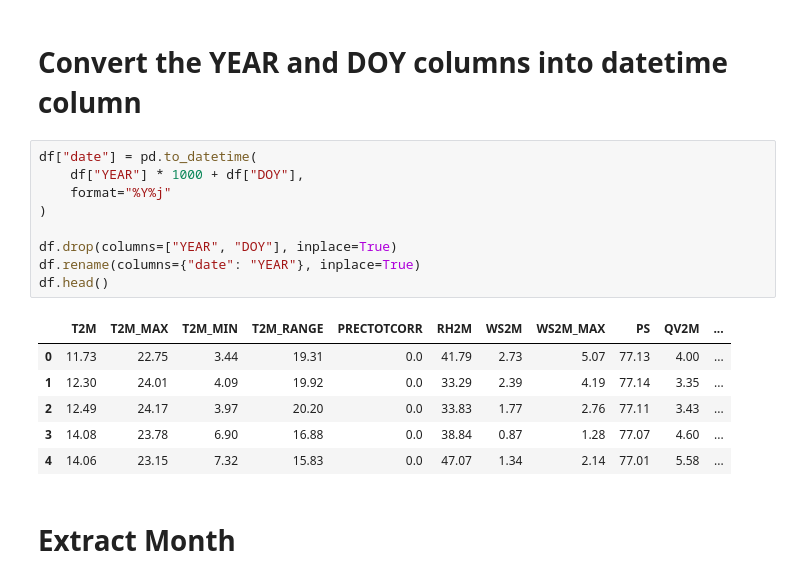
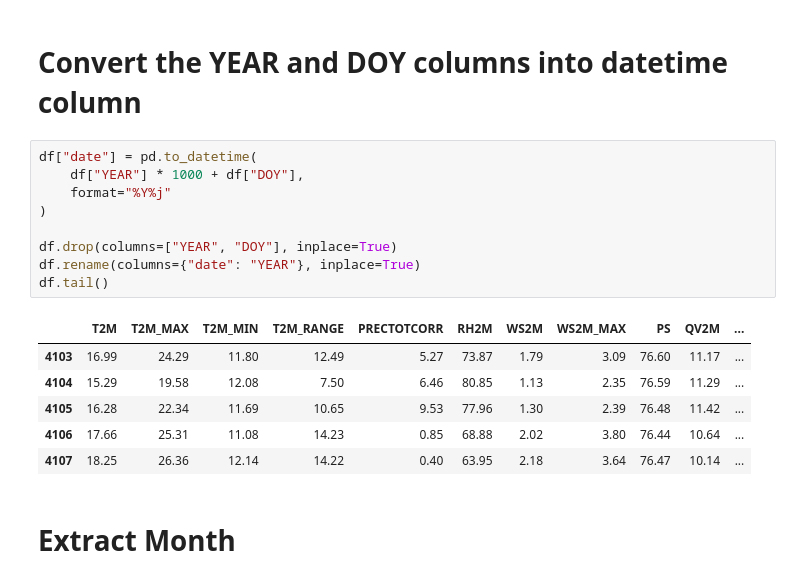
Before and after one commit to bemnetne/climate-challenge-week0, a Jupyter notebook: notebooks/ethiopia_eda.ipynb, the cells around one changed output. Cells and saved outputs as stored; diff of their text form.

```diff
--- a/notebooks/ethiopia_eda.ipynb
+++ b/notebooks/ethiopia_eda.ipynb
@@ -35,19 +35,19 @@ df.head()
 # %%
 df["date"] = pd.to_datetime(
     df["YEAR"] * 1000 + df["DOY"],
     format="%Y%j"
 )
 
 df.drop(columns=["YEAR", "DOY"], inplace=True)
 df.rename(columns={"date": "YEAR"}, inplace=True)
-df.head()
+df.tail()
 # %% [output]
 |  | T2M | T2M_MAX | T2M_MIN | T2M_RANGE | PRECTOTCORR | RH2M | WS2M | WS2M_MAX | PS | QV2M | ... |
-| 0 | 11.73 | 22.75 | 3.44 | 19.31 | 0.0 | 41.79 | 2.73 | 5.07 | 77.13 | 4.00 | ... |
-| 1 | 12.30 | 24.01 | 4.09 | 19.92 | 0.0 | 33.29 | 2.39 | 4.19 | 77.14 | 3.35 | ... |
-| 2 | 12.49 | 24.17 | 3.97 | 20.20 | 0.0 | 33.83 | 1.77 | 2.76 | 77.11 | 3.43 | ... |
-| 3 | 14.08 | 23.78 | 6.90 | 16.88 | 0.0 | 38.84 | 0.87 | 1.28 | 77.07 | 4.60 | ... |
-| 4 | 14.06 | 23.15 | 7.32 | 15.83 | 0.0 | 47.07 | 1.34 | 2.14 | 77.01 | 5.58 | ... |
+| 4103 | 16.99 | 24.29 | 11.80 | 12.49 | 5.27 | 73.87 | 1.79 | 3.09 | 76.60 | 11.17 | ... |
+| 4104 | 15.29 | 19.58 | 12.08 | 7.50 | 6.46 | 80.85 | 1.13 | 2.35 | 76.59 | 11.29 | ... |
+| 4105 | 16.28 | 22.34 | 11.69 | 10.65 | 9.53 | 77.96 | 1.30 | 2.39 | 76.48 | 11.42 | ... |
+| 4106 | 17.66 | 25.31 | 11.08 | 14.23 | 0.85 | 68.88 | 2.02 | 3.80 | 76.44 | 10.64 | ... |
+| 4107 | 18.25 | 26.36 | 12.14 | 14.22 | 0.40 | 63.95 | 2.18 | 3.64 | 76.47 | 10.14 | ... |
 # %% [markdown]
 # Extract Month
 # %%
```
Also changed, not shown: parts of 7 cells of this notebook.
